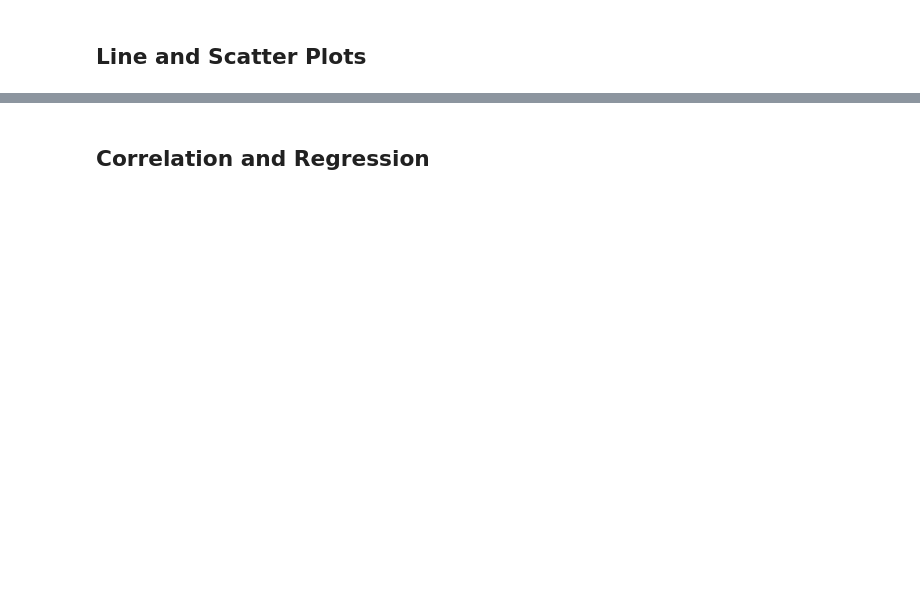
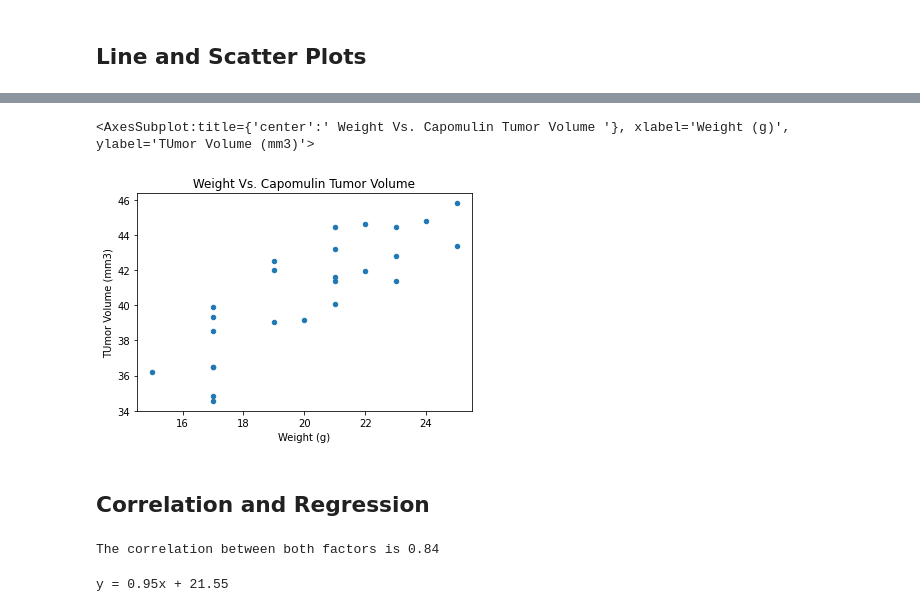
Before and after one commit to Ehurst224/MatPlotLib_SCC_Analysis, a Jupyter notebook: Pymaceuticals/pymaceuticals_starter.ipynb, the cells around one changed output, grey strips where cells are left out. Cells and saved outputs as stored; diff of their text form; code cells hidden in the pictures; blank space fills up the shorter version.

```diff
--- a/Pymaceuticals/pymaceuticals_starter.ipynb
+++ b/Pymaceuticals/pymaceuticals_starter.ipynb
@@ -224,7 +254,31 @@ Values above 65.56092039375002 could be outliers.
 # %%
 # Generate a scatter plot of average tumor volume vs. mouse weight for the Capomulin regimen
+capomulin_sub = df[(df['Drug Regimen'] == 'Capomulin')]
+capomulin_average = capomulin_sub.groupby(['Mouse ID']).mean()
+capomulin_average.plot.scatter(  'Weight (g)', 'Tumor Volume (mm3)', legend = False, ylabel = 'TUmor Volume (mm3)', title = ' Weight Vs. Capomulin Tumor Volume ')
+# %% [output]
+<AxesSubplot:title={'center':' Weight Vs. Capomulin Tumor Volume '}, xlabel='Weight (g)', ylabel='TUmor Volume (mm3)'>
+[figure, added]
 # %% [markdown]
 ## Correlation and Regression
 # %%
-# Calculate the correlation coefficient and linear regression model
+# Calculate the correlation coefficient
 # for mouse weight and average tumor volume for the Capomulin regimen
+tumor_volume = capomulin_average.loc[:,'Tumor Volume (mm3)']
+mice_weight = capomulin_average.loc[:,'Weight (g)']
+correlation = st.pearsonr(mice_weight, tumor_volume)
+print(f"The correlation between both factors is {round(correlation[0],2)}")
+# %% [output]
+The correlation between both factors is 0.84
+# %%
+# Calculate the correlation linear regression model
+# for mouse weight and average tumor volume for the Capomulin regimen
+from scipy.stats import linregress
+
+tumor_volume = capomulin_average.loc[:,"Tumor Volume (mm3)"]
+mice_weight = capomulin_average.loc[:,"Weight (g)"]
+(slope, intercept, rvalue, pvalue, stderr) = linregress(mice_weight, tumor_volume)
+regress_values = mice_weight * slope + intercept
+print(f"y = {str(round(slope,2))}x + {str(round(intercept,2))}")
+# %% [output]
+y = 0.95x + 21.55
```
Also changed, not shown: parts of 7 cells of this notebook.
